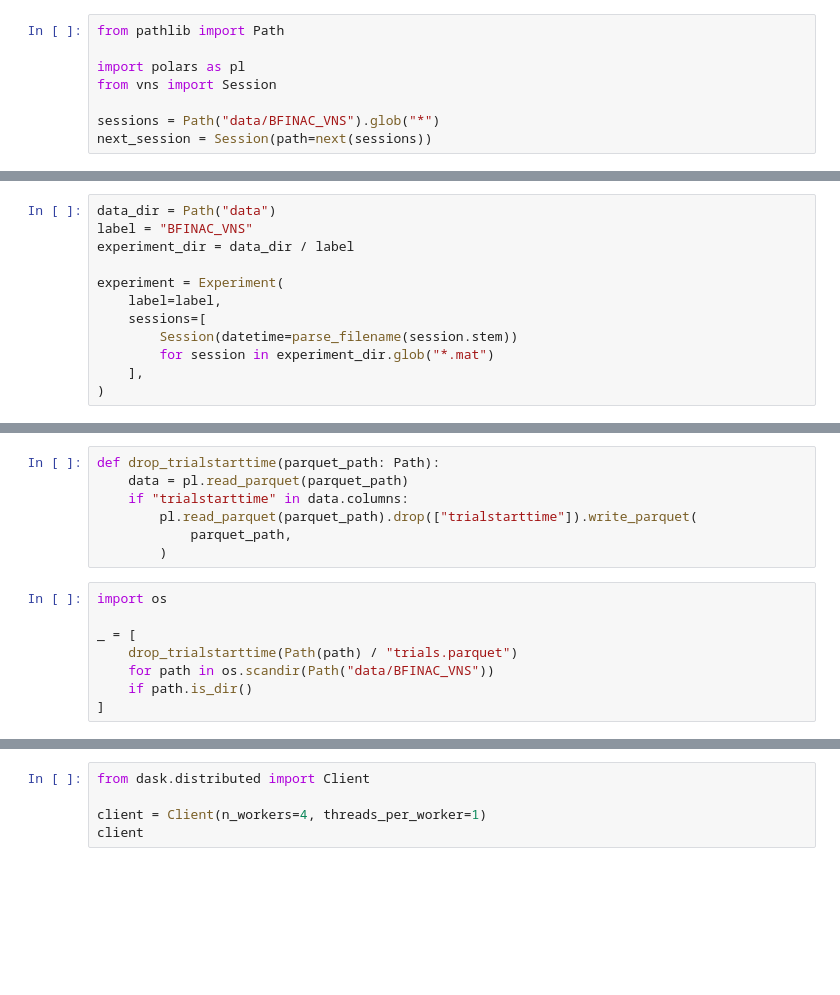
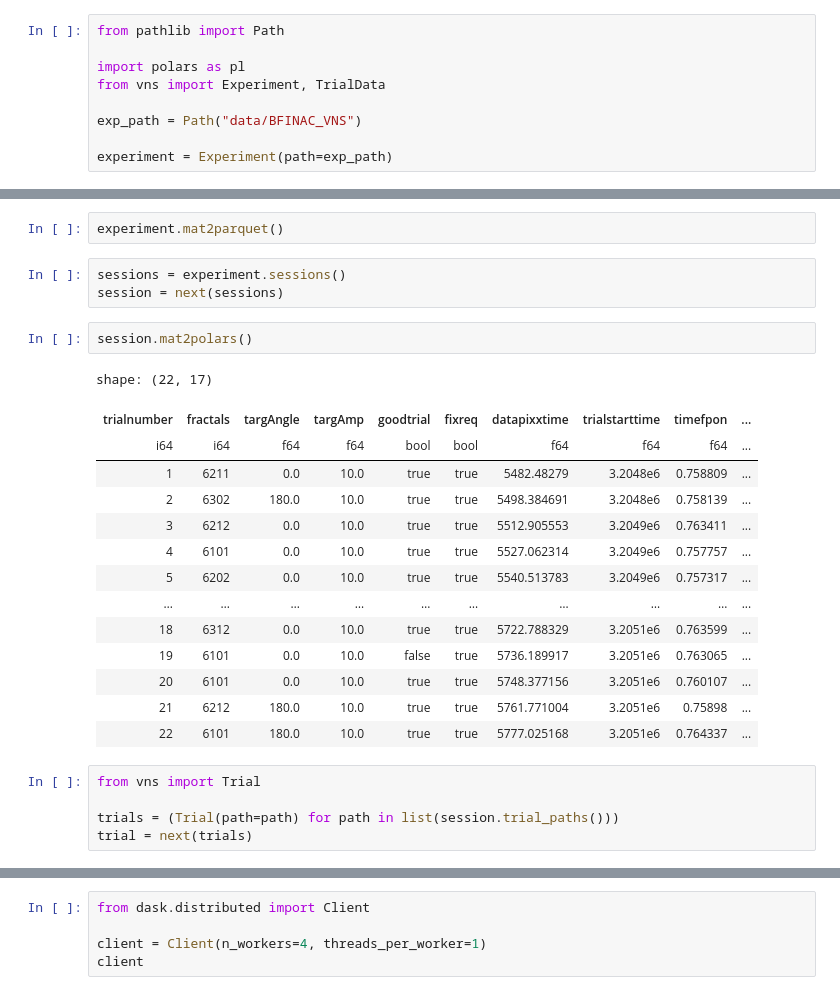
Before and after one commit to schlich/vns, a Jupyter notebook: playground.ipynb, the cells around one changed output, grey strips where cells are left out. Saved outputs shown, nothing was run; the diff lists cells and outputs as text; blank space fills up the shorter version.

```diff
--- a/playground.ipynb
+++ b/playground.ipynb
@@ -5,7 +8,8 @@
 from pathlib import Path
 
 import polars as pl
-from vns import Session
+from vns import Experiment, TrialData
 
-sessions = Path("data/BFINAC_VNS").glob("*")
-next_session = Session(path=next(sessions))
+exp_path = Path("data/BFINAC_VNS")
+
+experiment = Experiment(path=exp_path)
@@ -68,12 +15,0 @@ ImportError: cannot import name 'mat2parquet' from 'vns' (/workspaces/vns/src/vn
-# %%
-data_dir = Path("data")
-label = "BFINAC_VNS"
-experiment_dir = data_dir / label
-
-experiment = Experiment(
-    label=label,
-    sessions=[
-        Session(datetime=parse_filename(session.stem))
-        for session in experiment_dir.glob("*.mat")
-    ],
-)
@@ -97,15 +16,27 @@ shape: (494, 12)
-# %%
-def drop_trialstarttime(parquet_path: Path):
-    data = pl.read_parquet(parquet_path)
-    if "trialstarttime" in data.columns:
-        pl.read_parquet(parquet_path).drop(["trialstarttime"]).write_parquet(
-            parquet_path,
-        )
-# %%
-import os
-
-_ = [
-    drop_trialstarttime(Path(path) / "trials.parquet")
-    for path in os.scandir(Path("data/BFINAC_VNS"))
-    if path.is_dir()
-]
+# %%
+experiment.mat2parquet()
+# %%
+sessions = experiment.sessions()
+session = next(sessions)
+# %%
+session.mat2polars()
+# %% [output]
+shape: (22, 17)
+| trialnumber | fractals | targAngle | targAmp | goodtrial | fixreq | datapixxtime | trialstarttime | timefpon | ... |
+| i64 | i64 | f64 | f64 | bool | bool | f64 | f64 | f64 | ... |
+| 1 | 6211 | 0.0 | 10.0 | true | true | 5482.48279 | 3.2048e6 | 0.758809 | ... |
+| 2 | 6302 | 180.0 | 10.0 | true | true | 5498.384691 | 3.2048e6 | 0.758139 | ... |
+| 3 | 6212 | 0.0 | 10.0 | true | true | 5512.905553 | 3.2049e6 | 0.763411 | ... |
+| 4 | 6101 | 0.0 | 10.0 | true | true | 5527.062314 | 3.2049e6 | 0.757757 | ... |
+| 5 | 6202 | 0.0 | 10.0 | true | true | 5540.513783 | 3.2049e6 | 0.757317 | ... |
+| … | … | … | … | … | … | … | … | … | ... |
+| 18 | 6312 | 0.0 | 10.0 | true | true | 5722.788329 | 3.2051e6 | 0.763599 | ... |
+| 19 | 6101 | 0.0 | 10.0 | false | true | 5736.189917 | 3.2051e6 | 0.763065 | ... |
+| 20 | 6101 | 0.0 | 10.0 | true | true | 5748.377156 | 3.2051e6 | 0.760107 | ... |
+| 21 | 6212 | 180.0 | 10.0 | true | true | 5761.771004 | 3.2051e6 | 0.75898 | ... |
+| 22 | 6101 | 180.0 | 10.0 | true | true | 5777.025168 | 3.2051e6 | 0.764337 | ... |
+# %%
+from vns import Trial
+
+trials = (Trial(path=path) for path in list(session.trial_paths()))
+trial = next(trials)
```
Also changed, not shown: parts of 11 cells of this notebook, 14 other files.
